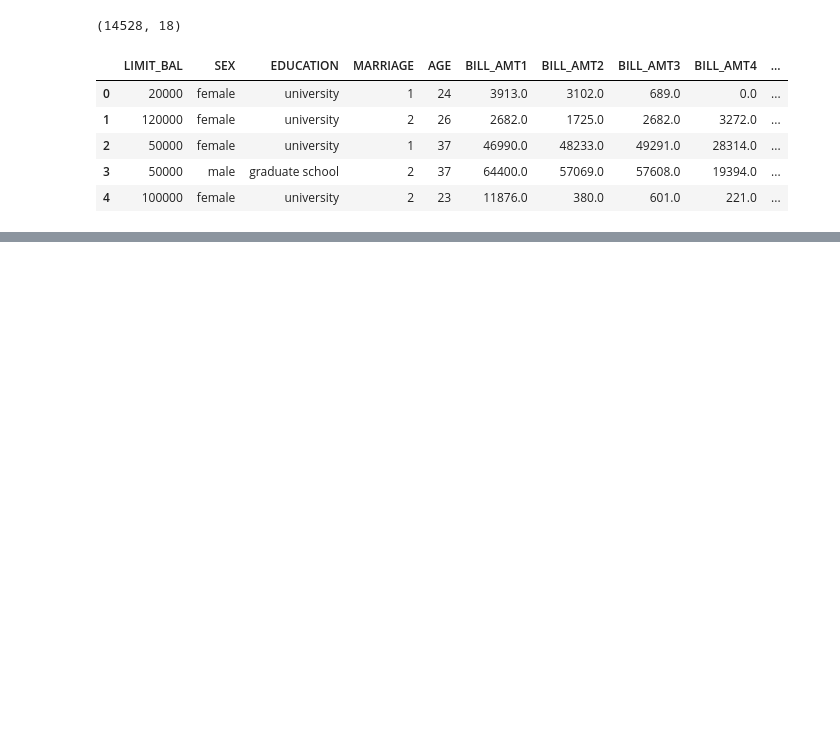
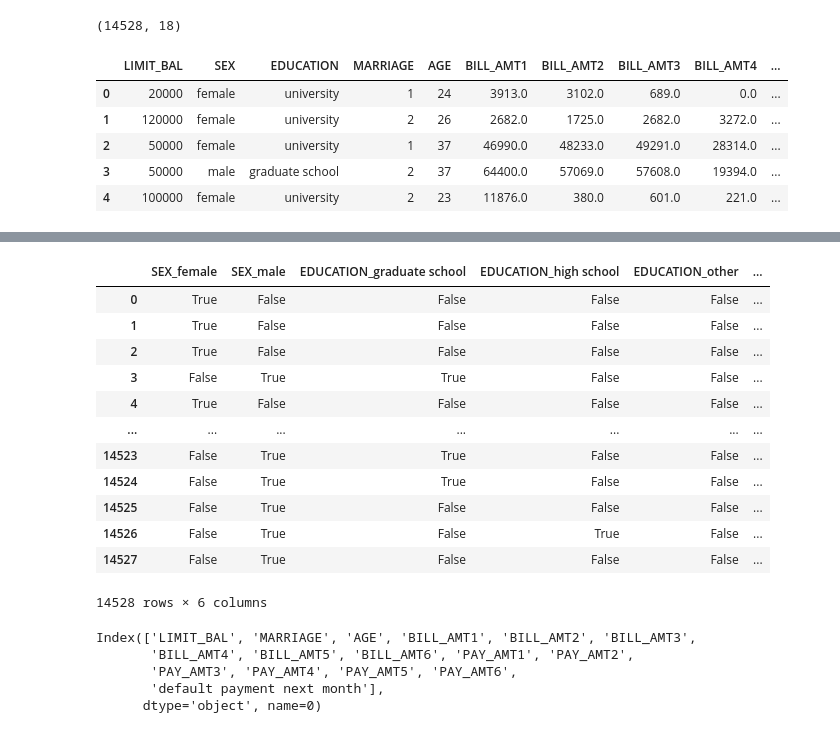
Before and after one commit to manalbayoumi/Project-4, a Jupyter notebook: Project 4 Loan_Defaulter Machine Learning.ipynb, the cells around one changed output, grey strips where cells are left out. Cells and saved outputs as stored; diff of their text form; code cells hidden in the pictures; blank space fills up the shorter version.

```diff
--- a/Project 4 Loan_Defaulter Machine Learning.ipynb
+++ b/Project 4 Loan_Defaulter Machine Learning.ipynb
@@ -407,0 +417,3 @@ df_drop_outlier.to_csv("clean_data.csv", index=True, header=True)
+# %%
+df_ml=df_drop_outlier.copy()
+df_ml.head()
@@ -407,0 +427,27 @@ df_drop_outlier.to_csv("clean_data.csv", index=True, header=True)
+# %%
+df_dummpy=df_ml[["SEX","EDUCATION"]]
+df_dummpy=pd.get_dummies(df_dummpy)
+df_dummpy
+# %% [output]
+|  | SEX_female | SEX_male | EDUCATION_graduate school | EDUCATION_high school | EDUCATION_other | ... |
+| 0 | True | False | False | False | False | ... |
+| 1 | True | False | False | False | False | ... |
+| 2 | True | False | False | False | False | ... |
+| 3 | False | True | True | False | False | ... |
+| 4 | True | False | False | False | False | ... |
+| ... | ... | ... | ... | ... | ... | ... |
+| 14523 | False | True | True | False | False | ... |
+| 14524 | False | True | True | False | False | ... |
+| 14525 | False | True | False | False | False | ... |
+| 14526 | False | True | False | True | False | ... |
+| 14527 | False | True | False | False | False | ... |
+14528 rows × 6 columns
+# %%
+df_amount=df_ml.drop(columns=["SEX","EDUCATION"])
+df_amount.columns
+# %% [output]
+Index(['LIMIT_BAL', 'MARRIAGE', 'AGE', 'BILL_AMT1', 'BILL_AMT2', 'BILL_AMT3',
+       'BILL_AMT4', 'BILL_AMT5', 'BILL_AMT6', 'PAY_AMT1', 'PAY_AMT2',
+       'PAY_AMT3', 'PAY_AMT4', 'PAY_AMT5', 'PAY_AMT6',
+       'default payment next month'],
+      dtype='object', name=0)
```
Also changed, not shown: parts of 17 cells of this notebook, 2 other files.
